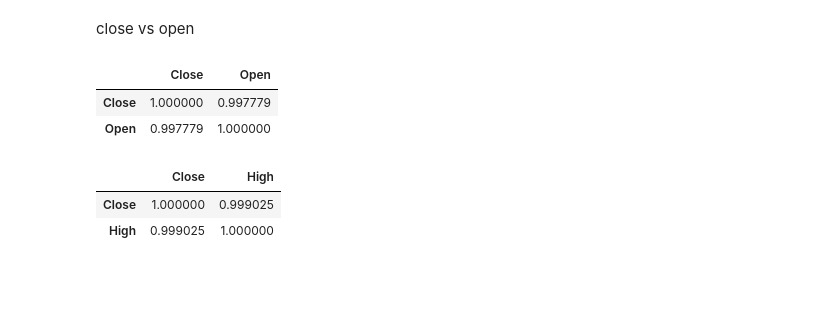
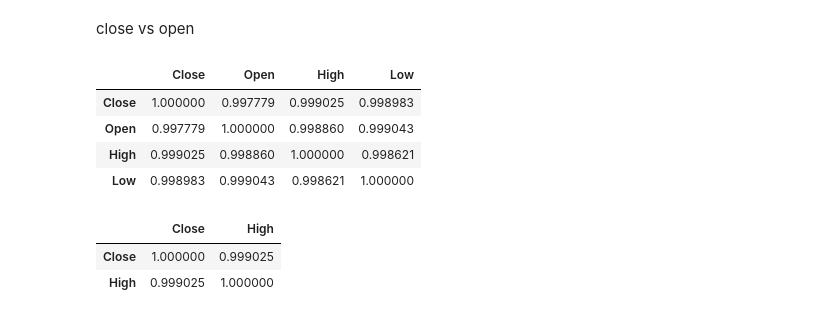
Before and after one commit to PhucVo1412/Stock-prediction---BiDirectional-LSTM-Models-, a Jupyter notebook: model.ipynb, the cells around one changed output. Drawn from its saved outputs; the diff is of its cells as text; code cells hidden in the pictures; blank space fills up the shorter version.

```diff
--- a/model.ipynb
+++ b/model.ipynb
@@ -93,11 +93,13 @@ Correlation analysis
 # %% [markdown]
 close vs open
 # %%
-df[['Close','Open']].corr(method='pearson')
+df[['Close','Open','High','Low']].corr(method='pearson')
 # %% [output]
-|  | Close | Open |
-| Close | 1.000000 | 0.997779 |
-| Open | 0.997779 | 1.000000 |
+|  | Close | Open | High | Low |
+| Close | 1.000000 | 0.997779 | 0.999025 | 0.998983 |
+| Open | 0.997779 | 1.000000 | 0.998860 | 0.999043 |
+| High | 0.999025 | 0.998860 | 1.000000 | 0.998621 |
+| Low | 0.998983 | 0.999043 | 0.998621 | 1.000000 |
 # %%
 df[['Close','High']].corr(method='pearson')
 # %% [output]
```
Also changed, not shown: parts of 9 cells of this notebook.
